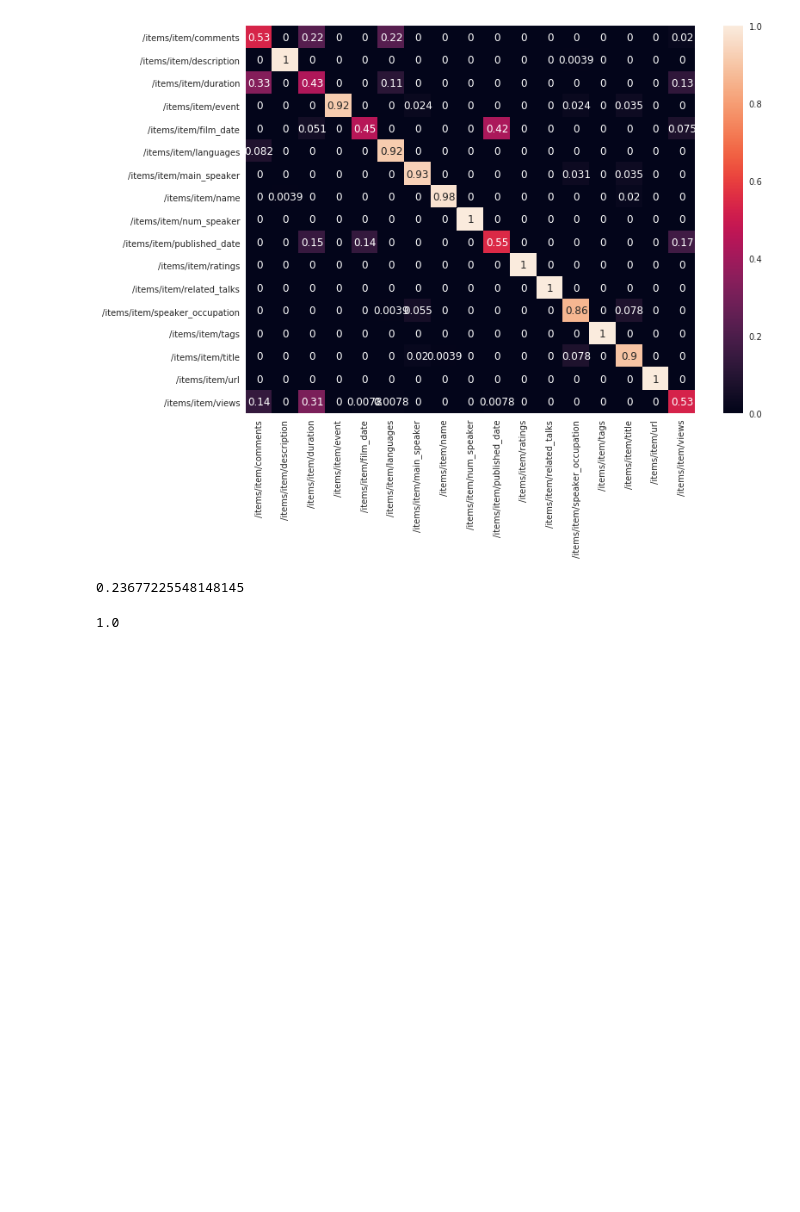
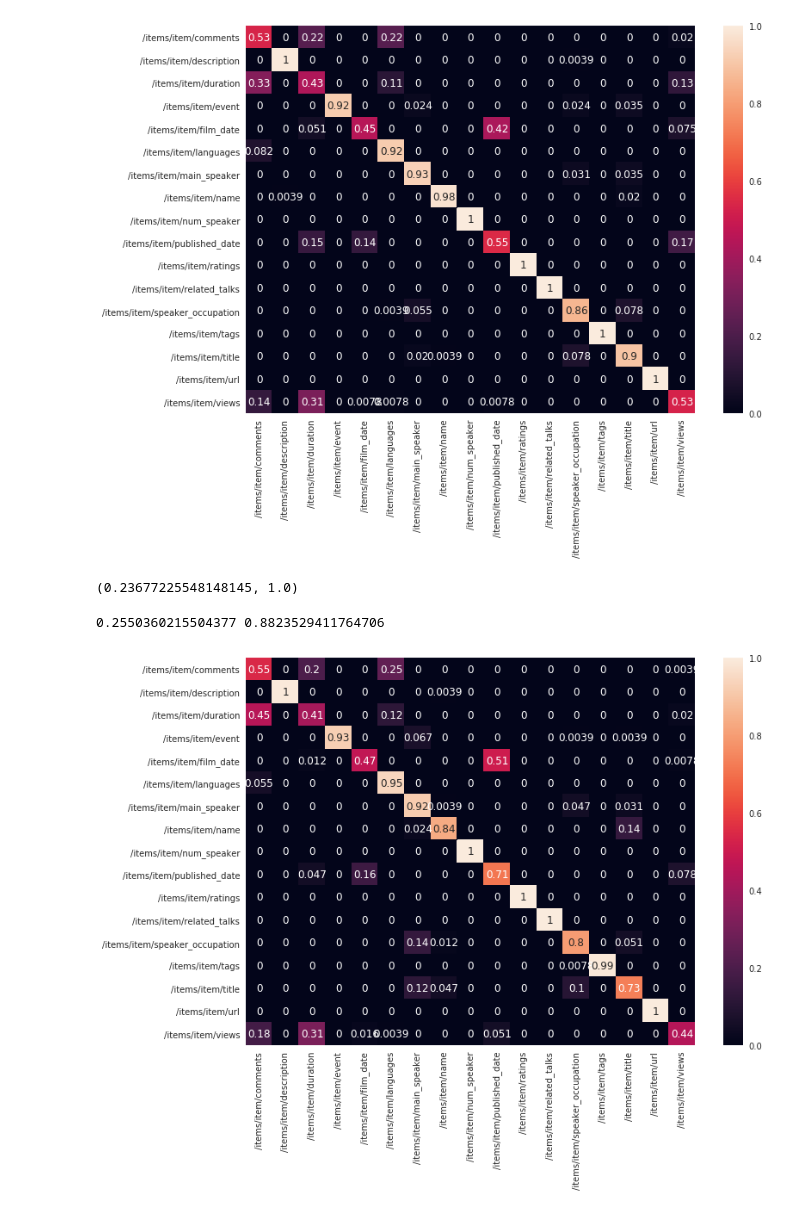
Before and after one commit to sivaneban/schema-matching, a Jupyter notebook: Schema Matching.ipynb, the cells around one changed output. Cells and saved outputs as stored; diff of their text form; code cells hidden in the pictures; blank space fills up the shorter version.

```diff
--- a/Schema Matching.ipynb
+++ b/Schema Matching.ipynb
@@ -154,6 +154,10 @@ log_loss_from_result(countries_lr_results)
 f1_score_from_result(countries_lr_results)
 # %% [output]
 0.9545454545454546
+# %%
+def heatmap_and_errors(results):
+    print(log_loss_from_result(results), f1_score_from_result(results))
+    sns.heatmap(results, annot=True)
 # %% [markdown]
 # Titanic XML with DecisionTree
 # %%
@@ -246,10 +274,11 @@ sns.heatmap(ted_result, annot=True)
 <matplotlib.axes._subplots.AxesSubplot at 0x...>
 [figure]
 # %%
-log_loss_from_result(ted_result)
+log_loss_from_result(ted_result), f1_score_from_result(ted_result)
 # %% [output]
-0.23677225548148145
+(0.23677225548148145, 1.0)
-# %%
-f1_score_from_result(ted_result)
-# %% [output]
-1.0
+# %%
+heatmap_and_errors(compare_xmls(ted_xmls[0], ted_xmls[1], model=RandomForestClassifier(random_state=42)))
+# %% [output]
+0.2550360215504377 0.8823529411764706
+[figure, added]
```
Also changed, not shown: parts of 6 cells of this notebook.
